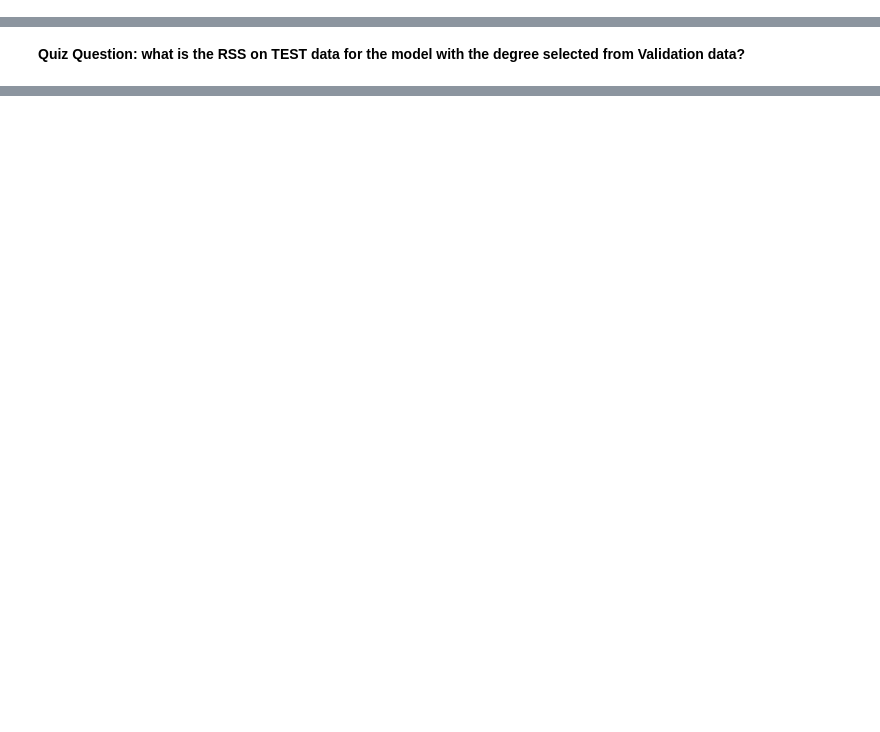
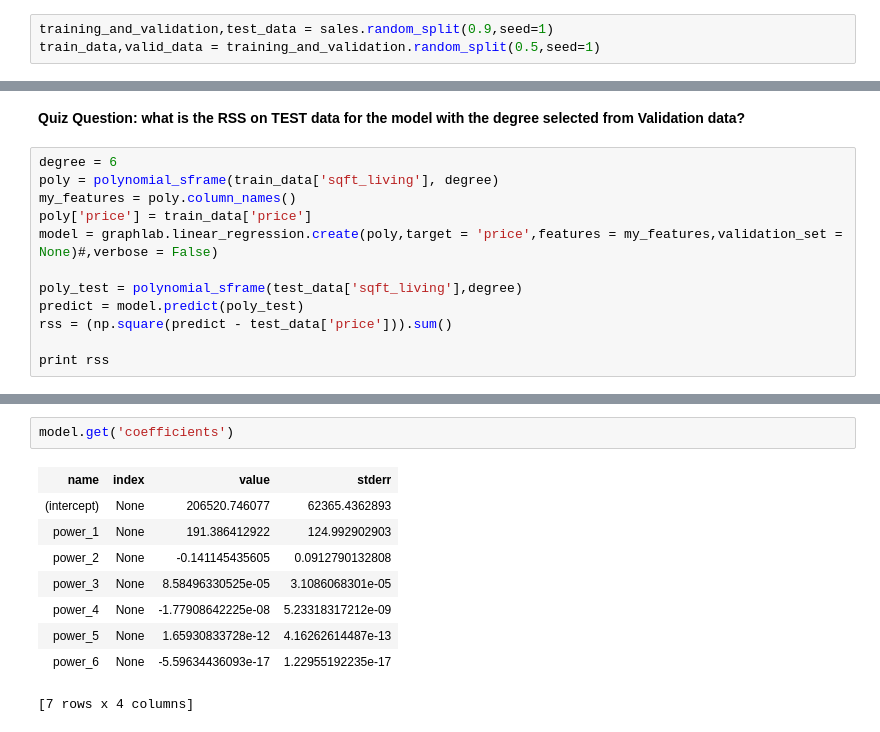
Before and after one commit to XuanX111/University-of-Washington, a Jupyter notebook: 2. Regression/week3/week-3-polynomial-regression-assignment-blank.ipynb, the cells around one changed output, grey strips where cells are left out. Saved outputs shown, nothing was run; the diff lists cells and outputs as text; blank space fills up the shorter version.

```diff
--- a/2. Regression/week3/week-3-polynomial-regression-assignment-blank.ipynb
+++ b/2. Regression/week3/week-3-polynomial-regression-assignment-blank.ipynb
@@ -156,6 +379,9 @@ We split the sales dataset 3-way into training set, test set, and validation set
 * Further split our training data into two sets: `training` and `validation`. Use `random_split(0.5, seed=1)`.
 
 Again, we set `seed=1` to obtain consistent results for different users.
+# %%
+training_and_validation,test_data = sales.random_split(0.9,seed=1)
+train_data,valid_data = training_and_validation.random_split(0.5,seed=1)
 # %% [markdown]
 Next you should write a loop that does the following:
 * For degree in [1, 2, 3, 4, 5, 6, 7, 8, 9, 10, 11, 12, 13, 14, 15] (to get this in python type range(1, 15+1))
@@ -174,2 +424,14 @@ Now that you have chosen the degree of your polynomial using validation data, co
 # %% [markdown]
 **Quiz Question: what is the RSS on TEST data for the model with the degree selected from Validation data?**
+# %%
+degree = 6
+poly = polynomial_sframe(train_data['sqft_living'], degree)
+my_features = poly.column_names()
+poly['price'] = train_data['price']
+model = graphlab.linear_regression.create(poly,target = 'price',features = my_features,validation_set = None)#,verbose = False)
+
+poly_test = polynomial_sframe(test_data['sqft_living'],degree)
+predict = model.predict(poly_test)
+rss = (np.square(predict - test_data['price'])).sum()
+
+print rss
@@ -175,0 +452,12 @@ Now that you have chosen the degree of your polynomial using validation data, co
+# %%
+model.get('coefficients')
+# %% [output]
+| name | index | value | stderr |
+| (intercept) | None | 206520.746077 | 62365.4362893 |
+| power_1 | None | 191.386412922 | 124.992902903 |
+| power_2 | None | -0.141145435605 | 0.0912790132808 |
+| power_3 | None | 8.58496330525e-05 | 3.1086068301e-05 |
+| power_4 | None | -1.77908642225e-08 | 5.23318317212e-09 |
+| power_5 | None | 1.65930833728e-12 | 4.16262614487e-13 |
+| power_6 | None | -5.59634436093e-17 | 1.22955192235e-17 |
+[7 rows x 4 columns]
```
Also changed, not shown: parts of 22 cells of this notebook, 2 other files.
